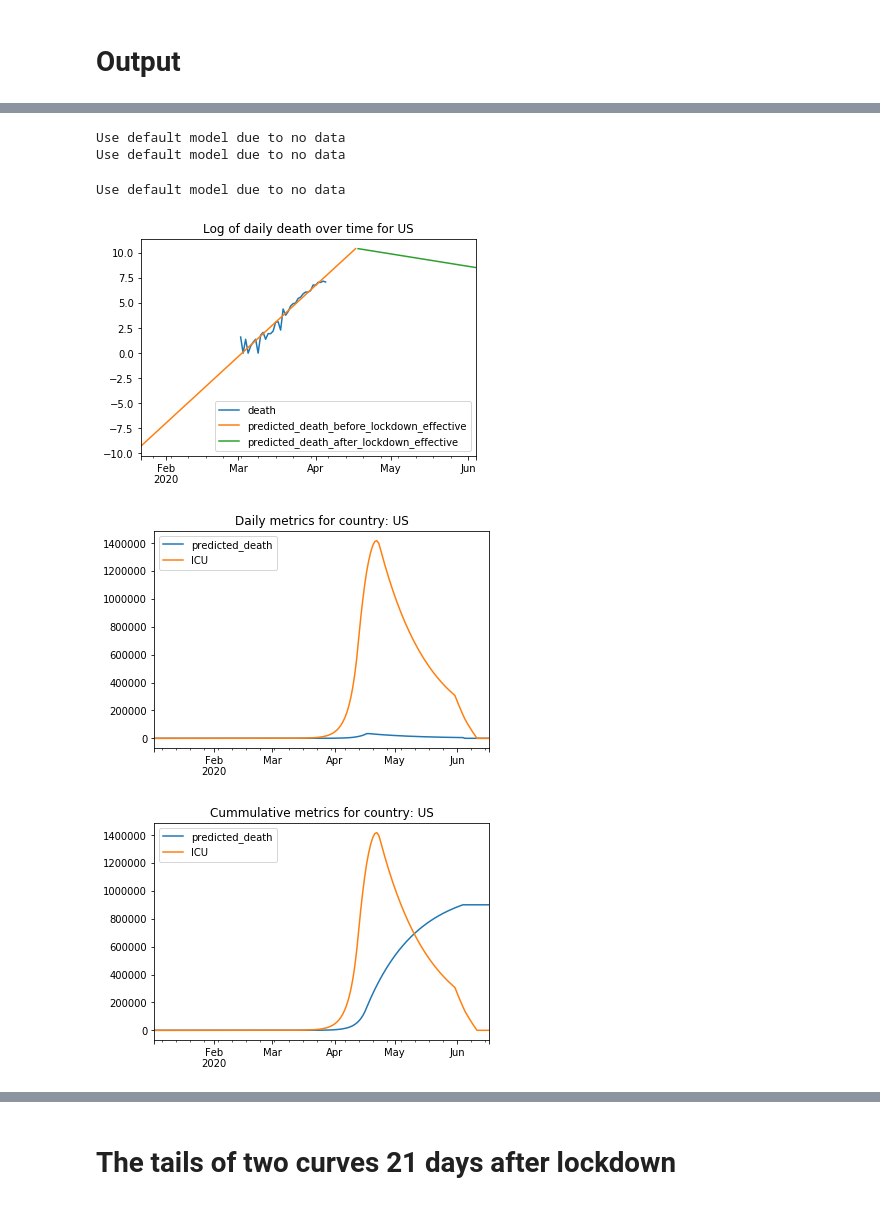
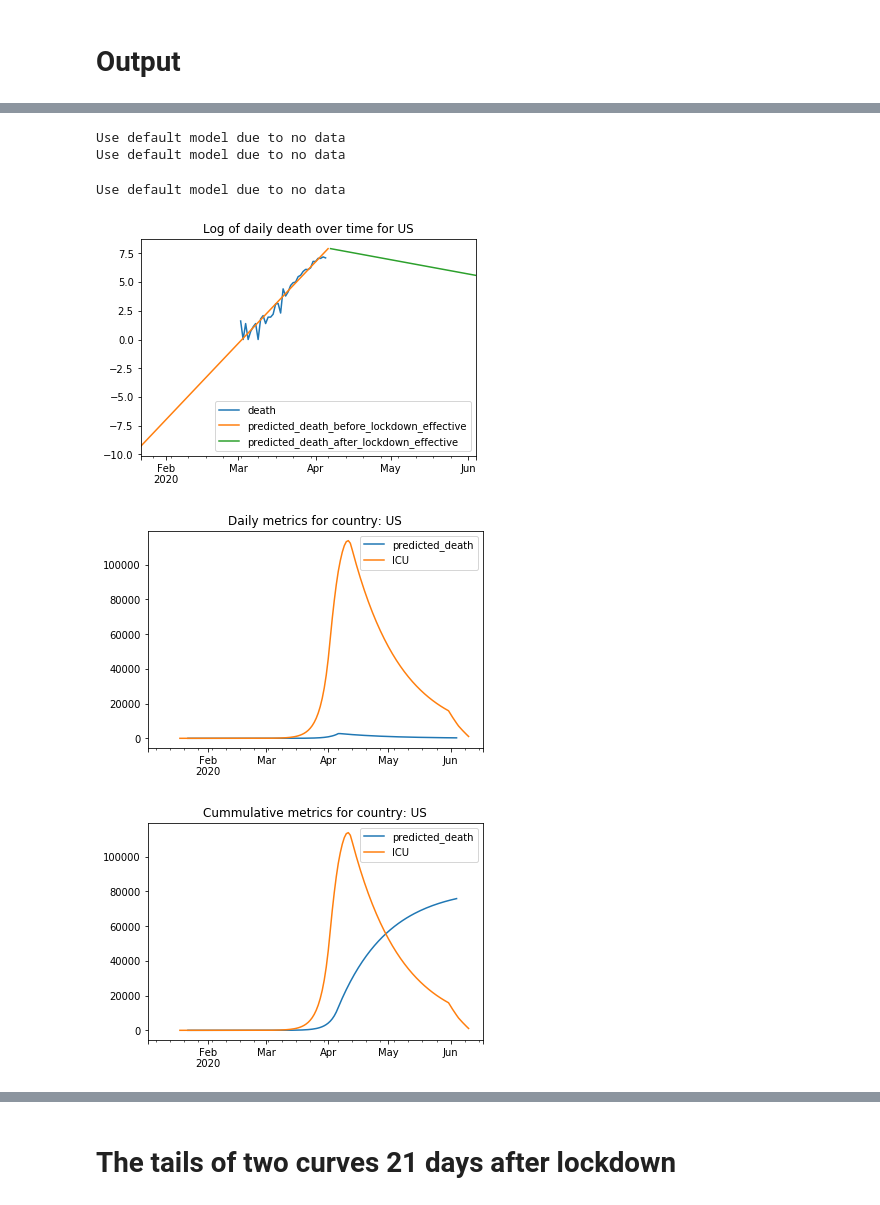
Before and after one commit to huonghuynhsc/COVID-19, a Jupyter notebook: prognosis/Prognosis.ipynb, the cells around one changed output, grey strips where cells are left out. Cells and saved outputs as stored; diff of their text form; code cells hidden in the pictures.

```diff
--- a/prognosis/Prognosis.ipynb
+++ b/prognosis/Prognosis.ipynb
@@ -33,6 +91,6 @@ def get_global_death_data(csv_file='../csse_covid_19_data/csse_covid_19_time_ser
 # %%
-def get_death_data_by_country(country):
-    global_death_data = get_global_death_data()
-    local_death_data = global_death_data.query('Country == "{}"'.format(country)).iloc[:,4:].T.sum(axis=1).to_frame()
+def get_US_death_data_by_state(state):
+    US_death_data = get_US_death_data()
+    local_death_data = US_death_data.query('State == "{}"'.format(state)).iloc[:,12:].T.sum(axis=1).to_frame()
     local_death_data.index = pd.to_datetime(local_death_data.index)
     return local_death_data
@@ -207,36 +271,18 @@ def get_daily_metrics_from_death_data(local_death_data, forecast_horizon=60, loc
                                                                                     forecast_horizon, lockdown_date)
     daily_local_death_new = local_death_data.diff().fillna(0)
     daily_local_death_new.columns = ['death']
-    daily_infected_cases_new = get_infected_cases(daily_predicted_death_before)
-    daily_symptomatic_cases_new = get_symptomatic_cases(daily_predicted_death_before)
-    daily_hospitalized_cases_new = get_hospitalized_cases(daily_predicted_death_before)
-    daily_hospital_beds_need = get_number_hospital_beds_need(daily_predicted_death_before)
-    daily_ICU_need = get_number_ICU_need(daily_predicted_death_before)
+    daily_infected_cases_new = get_infected_cases(daily_predicted_death)
+    daily_symptomatic_cases_new = get_symptomatic_cases(daily_predicted_death)
+    daily_hospitalized_cases_new = get_hospitalized_cases(daily_predicted_death)
+    daily_hospital_beds_need = get_number_hospital_beds_need(daily_predicted_death)
+    daily_ICU_need = get_number_ICU_need(daily_predicted_death)
     return pd.concat([daily_local_death_new,
                       daily_predicted_death,
                       daily_infected_cases_new,
                       daily_symptomatic_cases_new,
                       daily_hospitalized_cases_new,
                       daily_hospital_beds_need,
-                      daily_ICU_need], axis=1, sort=True).fillna(0)
+                      daily_ICU_need], axis=1, sort=True)
-# %%
-def get_daily_metrics_from_death_data(local_death_data, forecast_horizon=60, lockdown_date=None):
-    daily_predicted_death, daily_predicted_death_before, _ = get_daily_predicted_death(local_death_data,
-                                                                                    forecast_horizon, lockdown_date)
-    daily_local_death_new = local_death_data.diff().fillna(0)
-    daily_local_death_new.columns = ['death']
-    daily_infected_cases_new = get_infected_cases(daily_predicted_death)
-    daily_symptomatic_cases_new = get_symptomatic_cases(daily_predicted_death)
-    daily_hospitalized_cases_new = get_hospitalized_cases(daily_predicted_death)
-    daily_hospital_beds_need = get_number_hospital_beds_need(daily_predicted_death)
-    daily_ICU_need = get_number_ICU_need(daily_predicted_death)
-    return pd.concat([daily_local_death_new,
-                      daily_predicted_death,
-                      daily_infected_cases_new,
-                      daily_symptomatic_cases_new,
-                      daily_hospitalized_cases_new,
-                      daily_hospital_beds_need,
-                      daily_ICU_need], axis=1, sort=True).fillna(0)
 # %%
 def get_cummulative_metrics_from_death_data(local_death_data, forecast_horizon=60, lockdown_date=None):
     daily_metrics = get_daily_metrics_from_death_data(local_death_data, forecast_horizon, lockdown_date)
@@ -304,11 +420,11 @@ Use default model due to no data
 # %%
-plot_metrics_by_country('US', lockdown_date='20200329',
+plot_metrics_by_country('US', lockdown_date='20200318',
                              metrics = ['predicted_death', 'ICU'])
 # %% [output]
 Use default model due to no data
 Use default model due to no data
 Use default model due to no data
-[figure, old version]
+[figure, new version]
-[figure, old version]
+[figure, new version]
-[figure, old version]
+[figure, new version]
 # %%
```
Also changed, not shown: parts of 28 cells of this notebook.
